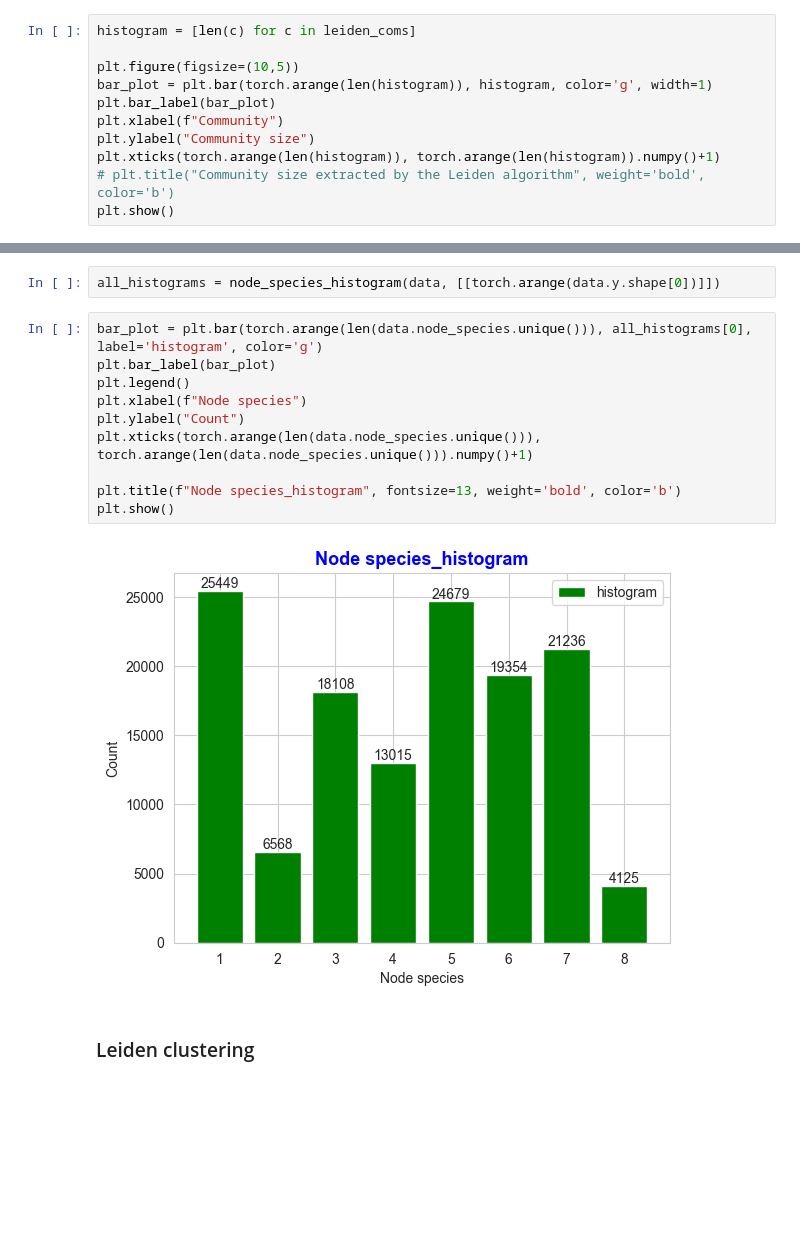
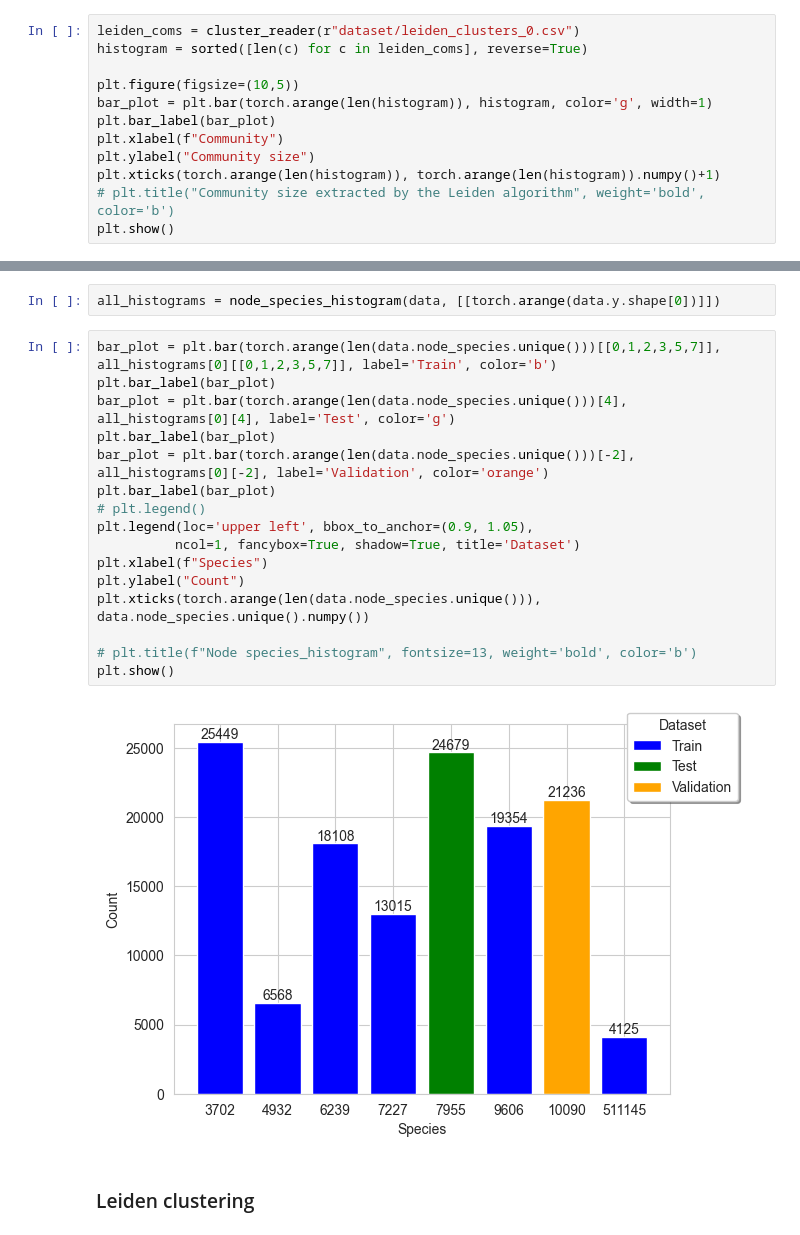
Before and after one commit to baophuoc1903/LeidenGCN, a Jupyter notebook: analysis.ipynb, the cells around one changed output, grey strips where cells are left out. Drawn from its saved outputs; the diff is of its cells as text; blank space fills up the shorter version.

```diff
--- a/analysis.ipynb
+++ b/analysis.ipynb
@@ -152,7 +152,8 @@ print(np.around(modularity_random, 8))  # -0.00003675
 # %% [markdown]
 # Community size across batches (Leiden with min/max constraint)
 # %%
-histogram = [len(c) for c in leiden_coms]
+leiden_coms = cluster_reader(r"dataset/leiden_clusters_0.csv")
+histogram = sorted([len(c) for c in leiden_coms], reverse=True)
 
 plt.figure(figsize=(10,5))
 bar_plot = plt.bar(torch.arange(len(histogram)), histogram, color='g', width=1)
@@ -212,17 +213,23 @@ Test species:
 # %%
 all_histograms = node_species_histogram(data, [[torch.arange(data.y.shape[0])]])
 # %%
-bar_plot = plt.bar(torch.arange(len(data.node_species.unique())), all_histograms[0], label='histogram', color='g')
+bar_plot = plt.bar(torch.arange(len(data.node_species.unique()))[[0,1,2,3,5,7]], all_histograms[0][[0,1,2,3,5,7]], label='Train', color='b')
 plt.bar_label(bar_plot)
-plt.legend()
-plt.xlabel(f"Node species")
+bar_plot = plt.bar(torch.arange(len(data.node_species.unique()))[4], all_histograms[0][4], label='Test', color='g')
+plt.bar_label(bar_plot)
+bar_plot = plt.bar(torch.arange(len(data.node_species.unique()))[-2], all_histograms[0][-2], label='Validation', color='orange')
+plt.bar_label(bar_plot)
+# plt.legend()
+plt.legend(loc='upper left', bbox_to_anchor=(0.9, 1.05),
+          ncol=1, fancybox=True, shadow=True, title='Dataset')
+plt.xlabel(f"Species")
 plt.ylabel("Count")
-plt.xticks(torch.arange(len(data.node_species.unique())), torch.arange(len(data.node_species.unique())).numpy()+1)
+plt.xticks(torch.arange(len(data.node_species.unique())), data.node_species.unique().numpy())
 
-plt.title(f"Node species_histogram", fontsize=13, weight='bold', color='b')
+# plt.title(f"Node species_histogram", fontsize=13, weight='bold', color='b')
 plt.show()
 # %% [output]
-[figure, old version]
+[figure, new version]
 # %% [markdown]
 ### Leiden clustering
 # %%
```
Also changed, not shown: parts of 11 cells of this notebook, 1 other file.
